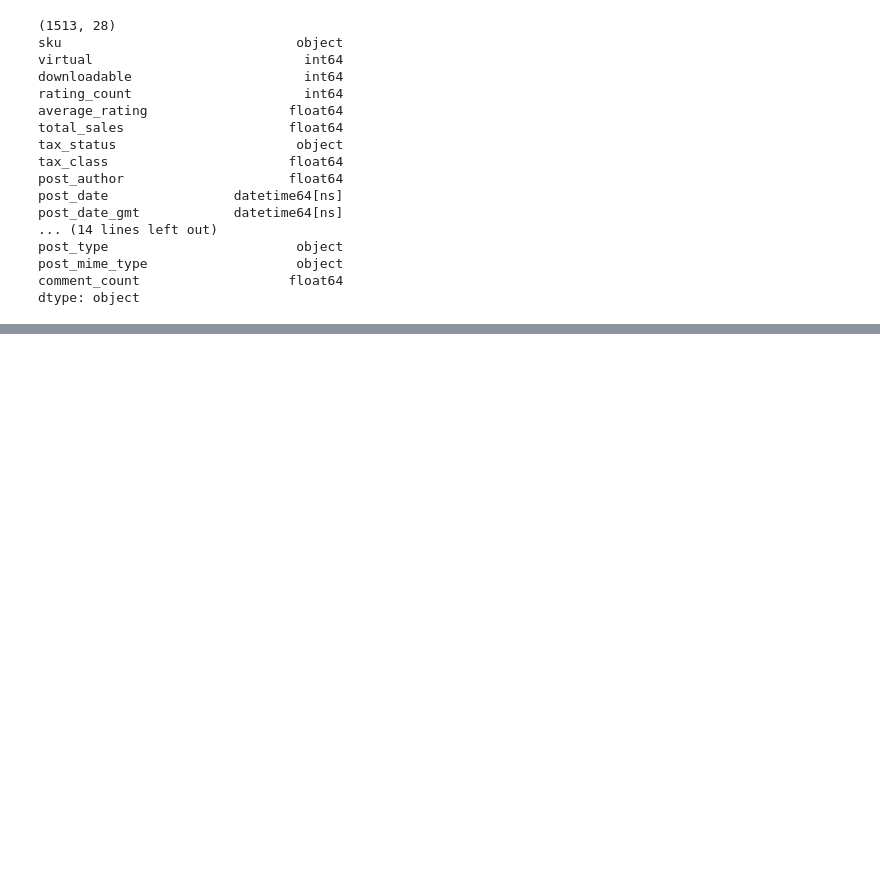
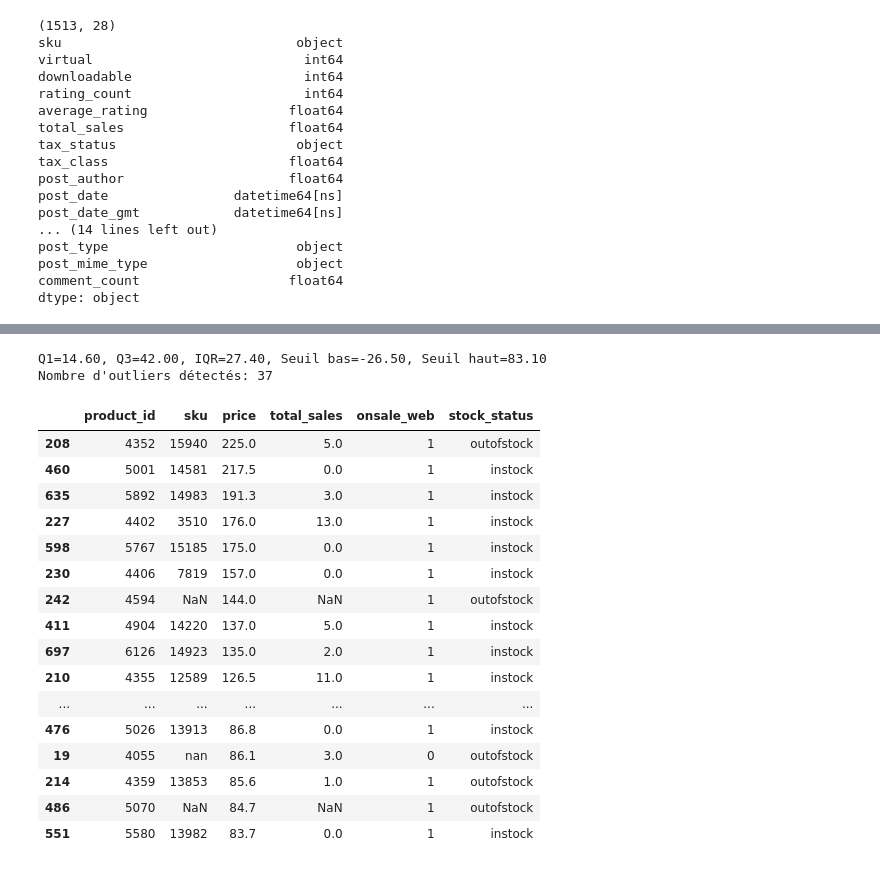
Before and after one commit to SylviaNice/7162856-G-rez-Git-et-GitHub, a Jupyter notebook: Notebook_BottelNeck_final_synchro_fix.ipynb, the cells around one changed output, grey strips where cells are left out. Saved outputs shown, nothing was run; the diff lists cells and outputs as text; code cells hidden in the pictures; blank space fills up the shorter version.

```diff
--- a/Notebook_BottelNeck_final_synchro_fix.ipynb
+++ b/Notebook_BottelNeck_final_synchro_fix.ipynb
@@ -34,7 +61,7 @@ Saving Fichier_web.xlsx to Fichier_web (1).xlsx
 
 erp_file = "Fichier_erp.xlsx"
 web_file = "Fichier_web.xlsx"
-liaison_file = "Fichier_liaison.xlsx"
+liaison_file = "fichier_liaison.xlsx"
 # %%
 # 5. Lecture des fichiers
 
@@ -541,0 +221,22 @@ Exemples de produits avec des incohérences de stock:
+# %%
+# 12. Fusion des 3 fichiers erp, liaison et web
+
+erp_liaison = pd.merge(erp_df, liaison_df, on='product_id', how='left')
+final = pd.merge(erp_liaison, web_df, left_on='sku', right_on='sku', how='left')
+print('ERP:', len(erp_df), '| LIAISON:', len(liaison_df), '| WEB:', len(web_df), '| FINAL:', len(final))
+print('ERP sans correspondance LIAISON:', final['sku'].isna().sum())
+print('ERP+LIAISON sans correspondance WEB:', final['sku'].notna().sum() - final['sku'].notna().sum())
+
+# Vérification des jointures
+print(f"\nNombre de produits dans erp_df : {len(erp_df)}")
+print(f"Nombre de produits avec un id_web dans liaison_df : {len(liaison_df)}")
+print(f"Nombre de produits 'product' uniques dans web_df : {len(web_df)}")
+print(f"Nombre de produits communs après fusion (lignes dans final) : {len(final[final['sku'].notna()])}")
+
+# Afficher les premières lignes et informations du DataFrame fusionné final et nettoyé
+print("\nPremières lignes de final (ERP + Liaison + Web nettoyés):")
+display(final.head())
+print("\nInformations sur final:")
+display(final.info())
+
+# Ce code assemble les trois tables (ERP, LIAISON, WEB) et fait un contrôle qualité : Combien de produits ERP n’ont pas de liaison ? Combien de produits ERP liés n’ont pas de correspondance côté WEB ?
@@ -541,0 +480,39 @@ Exemples de produits avec des incohérences de stock:
+# %%
+# Outliers trouvés dans les prix du vin
+
+prices = final['price'].dropna().astype(float)
+Q1 = prices.quantile(0.25)
+Q3 = prices.quantile(0.75)
+IQR = Q3 - Q1
+low = Q1 - 1.5 * IQR
+high = Q3 + 1.5 * IQR
+
+outliers = final[(final['price'] < low) | (final['price'] > high)][[
+    'product_id','sku','price','total_sales','onsale_web','stock_status'
+]].sort_values('price', ascending=False)
+
+print(f"Q1={Q1:.2f}, Q3={Q3:.2f}, IQR={IQR:.2f}, Seuil bas={low:.2f}, Seuil haut={high:.2f}")
+print(f"Nombre d'outliers détectés: {len(outliers)}")
+outliers.head(37)
+
+# 37 outliers ont été trouvés qui correspondent à des vins qui ont des prix élevés (vin de luxe) mais cela peut fausser la moyenne.
+# %% [output]
+Q1=14.60, Q3=42.00, IQR=27.40, Seuil bas=-26.50, Seuil haut=83.10
+Nombre d'outliers détectés: 37
+|  | product_id | sku | price | total_sales | onsale_web | stock_status |
+| 208 | 4352 | 15940 | 225.0 | 5.0 | 1 | outofstock |
+| 460 | 5001 | 14581 | 217.5 | 0.0 | 1 | instock |
+| 635 | 5892 | 14983 | 191.3 | 3.0 | 1 | instock |
+| 227 | 4402 | 3510 | 176.0 | 13.0 | 1 | instock |
+| 598 | 5767 | 15185 | 175.0 | 0.0 | 1 | instock |
+| 230 | 4406 | 7819 | 157.0 | 0.0 | 1 | instock |
+| 242 | 4594 | NaN | 144.0 | NaN | 1 | outofstock |
+| 411 | 4904 | 14220 | 137.0 | 5.0 | 1 | instock |
+| 697 | 6126 | 14923 | 135.0 | 2.0 | 1 | instock |
+| 210 | 4355 | 12589 | 126.5 | 11.0 | 1 | instock |
+| ... | ... | ... | ... | ... | ... | ... |
+| 476 | 5026 | 13913 | 86.8 | 0.0 | 1 | instock |
+| 19 | 4055 | nan | 86.1 | 3.0 | 0 | outofstock |
+| 214 | 4359 | 13853 | 85.6 | 1.0 | 1 | outofstock |
+| 486 | 5070 | NaN | 84.7 | NaN | 1 | outofstock |
+| 551 | 5580 | 13982 | 83.7 | 0.0 | 1 | instock |
```
Also changed, not shown: parts of 37 cells of this notebook.
